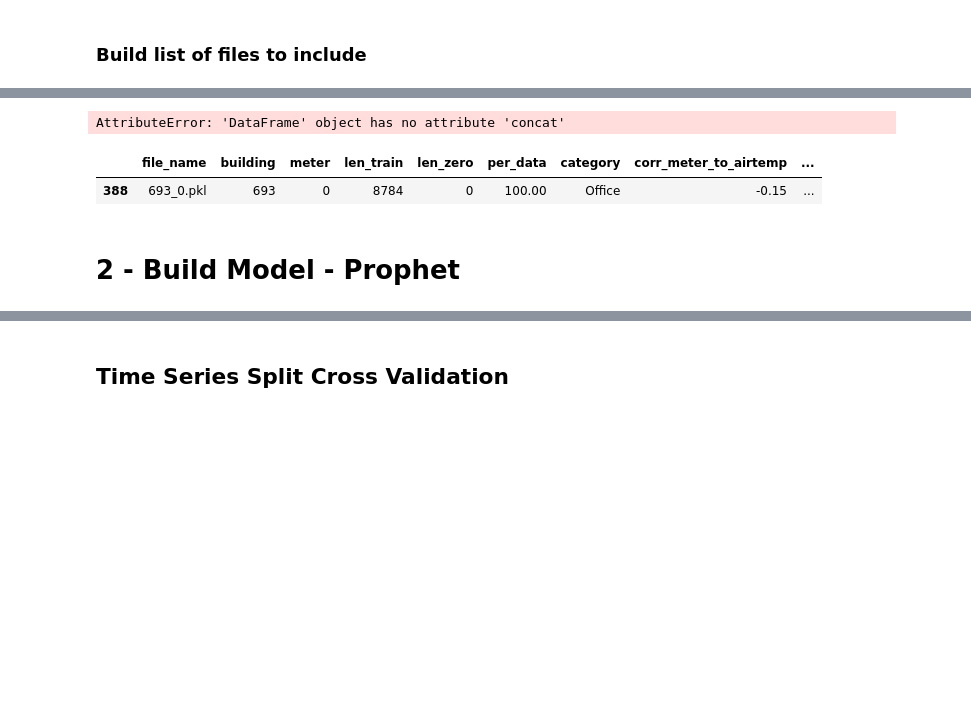
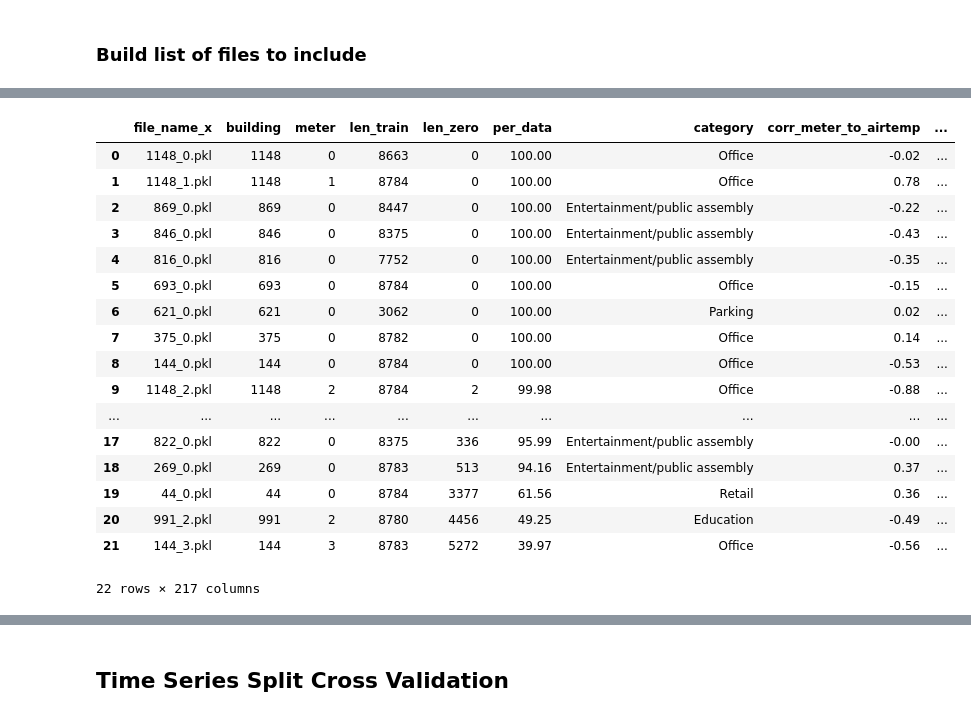
Before and after one commit to mikesbin99/Springboard_Capstone_Energy, a Jupyter notebook: Modeling_18.3.ipynb, the cells around one changed output, grey strips where cells are left out. Cells and saved outputs as stored; diff of their text form; code cells hidden in the pictures; blank space fills up the shorter version.

```diff
--- a/Modeling_18.3.ipynb
+++ b/Modeling_18.3.ipynb
@@ -155,4 +154,5 @@ files
 # %%
 files = []
 direct = '.\\data_clean\\buildings_by_meter\\'
+df_train = pd.read_pickle(direct + file)
 # %% [markdown]
@@ -161,7 +161,7 @@ direct = '.\\data_clean\\buildings_by_meter\\'
 # Holes in the data
 # Data is daily
 offsets = [0] # offsets in days
-data_sizes = [120]
+data_sizes = [90,120]
 test_sizes = [int(x * 0.25) for x in data_sizes]
 
 ARIMA = True
@@ -201,14 +201,11 @@ for num,file in enumerate(files):
         df_train = pd.read_pickle(direct + file)
 
     # Load key variables in dictionary
-    stats['building_id'] = df_train.iloc[0]['building_id']
+    stats['building'] = df_train.iloc[0]['building_id']
     stats['square_feet'] = df_train.iloc[0]['square_feet']
 
     stats['meter'] = bldg_meter = df_train.iloc[0]['meter']
-    stats['file_path'] = file
-
-    stats['category'] = df_stats[(df_stats['building'] == stats['building_id']) & (df_stats['meter'] == stats['meter'])]['category'].iloc[0]
-    stats['corr_meter_to_airtemp'] = df_stats[(df_stats['building'] == stats['building_id']) & (df_stats['meter'] == stats['meter'])]['corr_meter_to_airtemp'].iloc[0]
+    stats['file_name'] = file
 
 #     df_train = pd.get_dummies(df_train)
 #     print(df_train)
@@ -219,9 +216,6 @@ for num,file in enumerate(files):
                   'air_temperature':'max',
                   'dew_temperature':'max',
                   'cloud_coverage':'mean',
-                  'dew_temperature':'max',
-                  'precip_depth_1_hr':'sum',
-                  'sea_level_pressure':'mean',
                   'building_id': 'max',
                   'site_id': 'max',
                   'square_feet': 'max',
@@ -254,7 +248,11 @@ for num,file in enumerate(files):
             # df_slice is the total size of the set
 
             df_slice = df_train.iloc[off:off+ds]
-            df_slice.drop(labels='sea_level_pressure',inplace=True,axis=1)
+
+            df_slice.dropna(subset = ['meter_reading', 'air_temperature'],how='any')
+
+#             if df_slice['sea_level_pressure'].iloc[0]:
+#                 df_slice.drop(labels='sea_level_pressure',inplace=True,axis=1)
 
 #             for column in df_slice.columns:
 #                 # Percent of data that is not zero
@@ -392,9 +390,9 @@ for num,file in enumerate(files):
 
                 m = Prophet(daily_seasonality=True)
                 m.add_regressor('air_temperature')
-                m.add_regressor('dew_temperature')
-                m.add_regressor('cloud_coverage')
-                m.add_regressor('precip_depth_1_hr')
+#                 m.add_regressor('dew_temperature')
+#                 m.add_regressor('cloud_coverage')
+#                 m.add_regressor('precip_depth_1_hr')
                 m.add_regressor('day_of_week')
                 m.add_regressor('weekend')
                 m.add_regressor('month')
@@ -468,9 +466,9 @@ for num,file in enumerate(files):
                 RMSE_error = (mean_squared_error(predict,y_test,squared=False))
 
                 stats[model_prefix + '_' + 'RMSE'] = RMSE_error
-                stats[model_prefix + '_' + 'y_test_MAX'] = np.max(y_test)
-                stats[model_prefix + '_' + 'y_test_MIN'] = np.min(y_test)
-                stats[model_prefix + '_' + 'y_test_AVG'] = np.mean(y_test)
+                stats[model_prefix + '_' + 'y_test_MAX'] = np.max(y_test['meter_reading'])
+                stats[model_prefix + '_' + 'y_test_MIN'] = np.min(y_test['meter_reading'])
+                stats[model_prefix + '_' + 'y_test_AVG'] = np.mean(y_test['meter_reading'])
 
                 stats[model_prefix + '_' + 'y_pred_MAX'] = np.max(predict)
                 stats[model_prefix + '_' + 'y_pred_MIN'] = np.min(predict)
@@ -562,11 +558,23 @@ df_results
 # %%
-df_stats = df_stats.merge(df_results,how='left',on=['site_id','timestamp'])
+df_stats = df_stats.merge(df_results,how='right',on=['building','meter'])
-# %% [output]
-AttributeError: 'DataFrame' object has no attribute 'concat'
 # %%
-df_stats[(df_stats['building'] == 693)]
+df_stats
 # %% [output]
-|  | file_name | building | meter | len_train | len_zero | per_data | category | corr_meter_to_airtemp | ... |
-| 388 | 693_0.pkl | 693 | 0 | 8784 | 0 | 100.00 | Office | -0.15 | ... |
+|  | file_name_x | building | meter | len_train | len_zero | per_data | category | corr_meter_to_airtemp | ... |
+| 0 | 1148_0.pkl | 1148 | 0 | 8663 | 0 | 100.00 | Office | -0.02 | ... |
+| 1 | 1148_1.pkl | 1148 | 1 | 8784 | 0 | 100.00 | Office | 0.78 | ... |
+| 2 | 869_0.pkl | 869 | 0 | 8447 | 0 | 100.00 | Entertainment/public assembly | -0.22 | ... |
+| 3 | 846_0.pkl | 846 | 0 | 8375 | 0 | 100.00 | Entertainment/public assembly | -0.43 | ... |
+| 4 | 816_0.pkl | 816 | 0 | 7752 | 0 | 100.00 | Entertainment/public assembly | -0.35 | ... |
+| 5 | 693_0.pkl | 693 | 0 | 8784 | 0 | 100.00 | Office | -0.15 | ... |
+| 6 | 621_0.pkl | 621 | 0 | 3062 | 0 | 100.00 | Parking | 0.02 | ... |
+| 7 | 375_0.pkl | 375 | 0 | 8782 | 0 | 100.00 | Office | 0.14 | ... |
+| 8 | 144_0.pkl | 144 | 0 | 8784 | 0 | 100.00 | Office | -0.53 | ... |
+| 9 | 1148_2.pkl | 1148 | 2 | 8784 | 2 | 99.98 | Office | -0.88 | ... |
+| ... | ... | ... | ... | ... | ... | ... | ... | ... | ... |
+| 17 | 822_0.pkl | 822 | 0 | 8375 | 336 | 95.99 | Entertainment/public assembly | -0.00 | ... |
+| 18 | 269_0.pkl | 269 | 0 | 8783 | 513 | 94.16 | Entertainment/public assembly | 0.37 | ... |
+| 19 | 44_0.pkl | 44 | 0 | 8784 | 3377 | 61.56 | Retail | 0.36 | ... |
+| 20 | 991_2.pkl | 991 | 2 | 8780 | 4456 | 49.25 | Education | -0.49 | ... |
+| 21 | 144_3.pkl | 144 | 3 | 8783 | 5272 | 39.97 | Office | -0.56 | ... |
+22 rows × 217 columns
-# %% [markdown]
-# 2 - Build Model - Prophet
```
Also changed, not shown: parts of 6 cells of this notebook.
